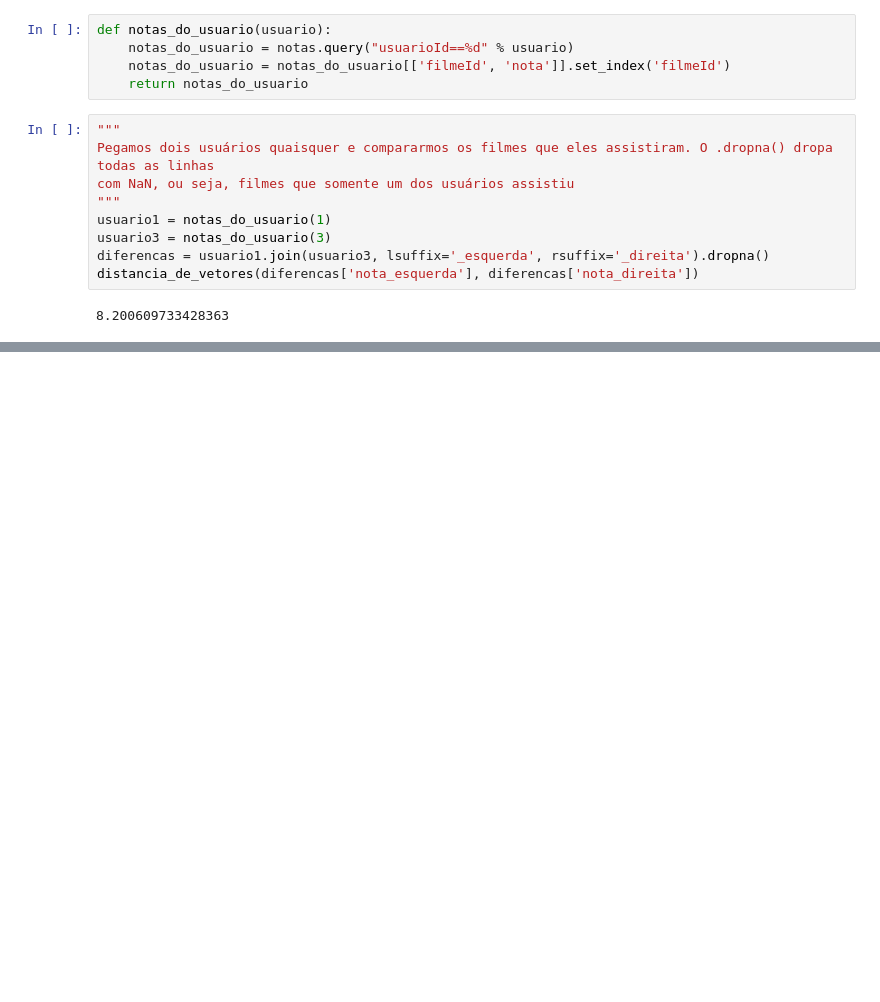
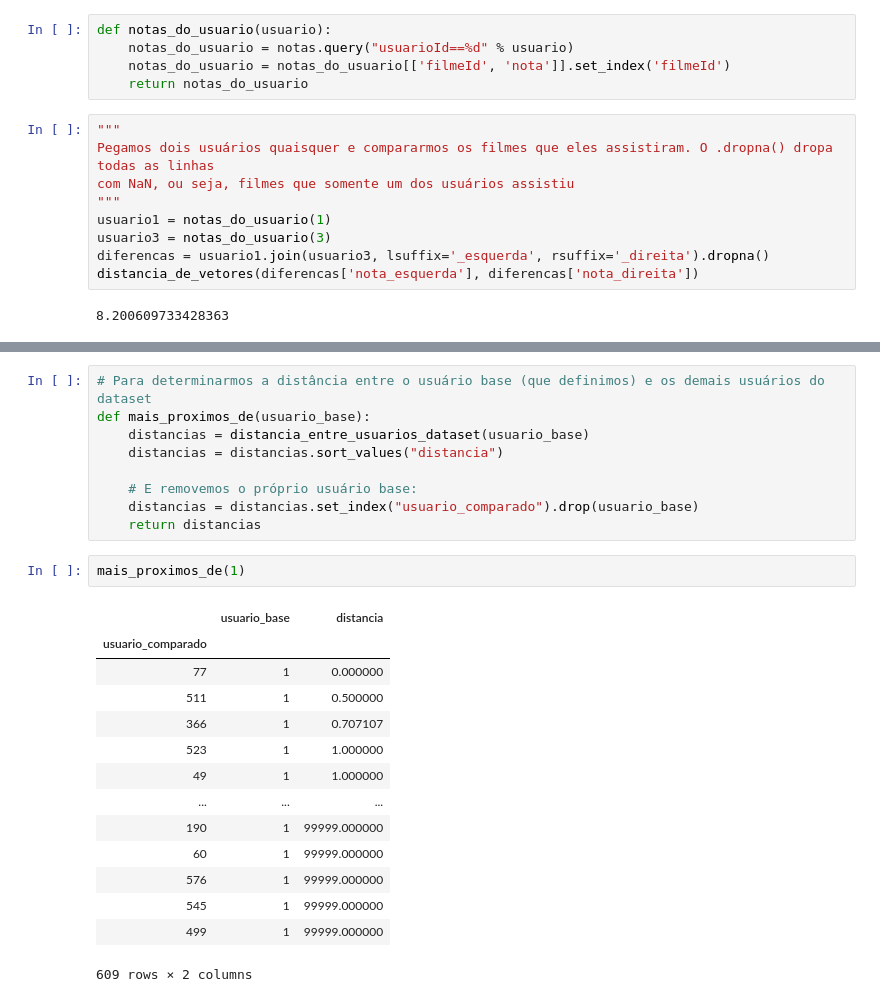
Before and after one commit to ebmm01/machineLearning, a Jupyter notebook: Sistema_recomendacao/sistema_recomendacao.ipynb, the cells around one changed output, grey strips where cells are left out. Saved outputs shown, nothing was run; the diff lists cells and outputs as text; blank space fills up the shorter version.

```diff
--- a/Sistema_recomendacao/sistema_recomendacao.ipynb
+++ b/Sistema_recomendacao/sistema_recomendacao.ipynb
@@ -239,0 +289,26 @@ distancia_de_usuarios(1,3)
+# %%
+# Para determinarmos a distância entre o usuário base (que definimos) e os demais usuários do dataset
+def mais_proximos_de(usuario_base):
+    distancias = distancia_entre_usuarios_dataset(usuario_base)
+    distancias = distancias.sort_values("distancia")
+
+    # E removemos o próprio usuário base:
+    distancias = distancias.set_index("usuario_comparado").drop(usuario_base)
+    return distancias
+# %%
+mais_proximos_de(1)
+# %% [output]
+|  | usuario_base | distancia |
+| usuario_comparado |  |  |
+| 77 | 1 | 0.000000 |
+| 511 | 1 | 0.500000 |
+| 366 | 1 | 0.707107 |
+| 523 | 1 | 1.000000 |
+| 49 | 1 | 1.000000 |
+| ... | ... | ... |
+| 190 | 1 | 99999.000000 |
+| 60 | 1 | 99999.000000 |
+| 576 | 1 | 99999.000000 |
+| 545 | 1 | 99999.000000 |
+| 499 | 1 | 99999.000000 |
+609 rows × 2 columns
```
Also changed, not shown: parts of 6 cells of this notebook.
